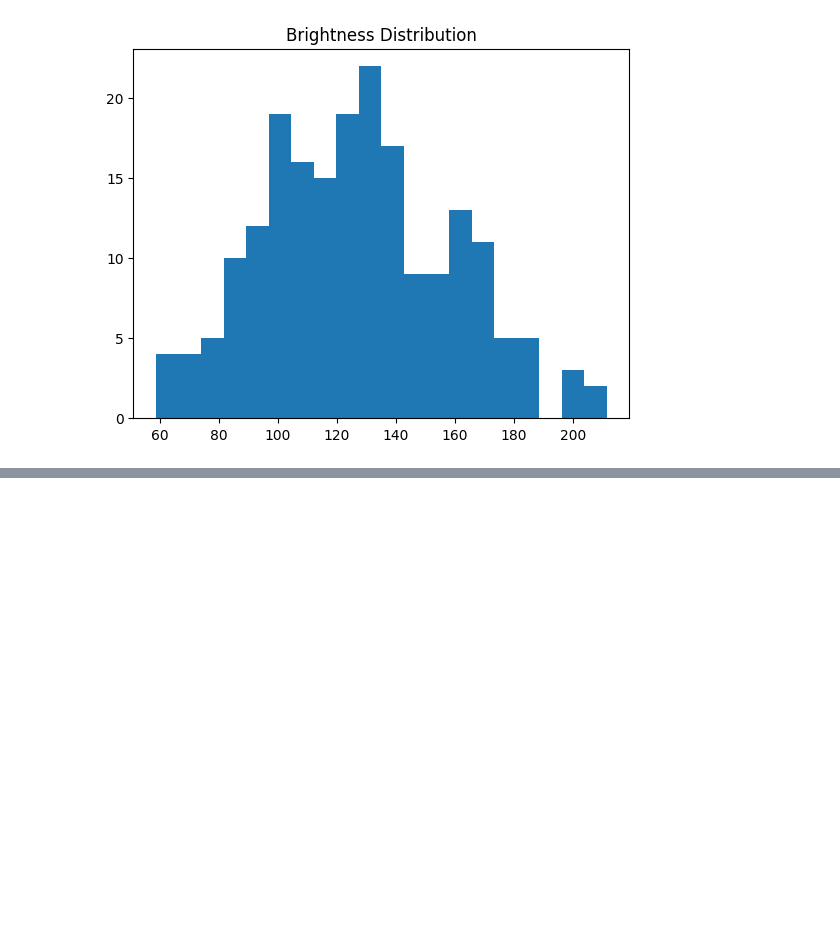
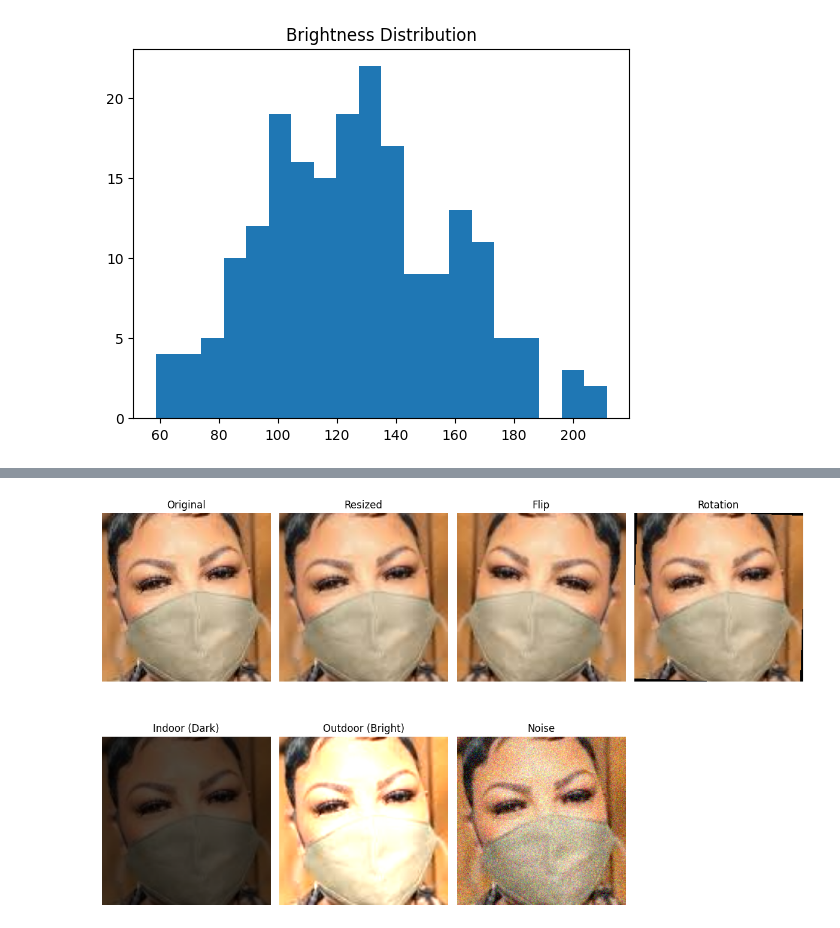
Before and after one commit to Hager-A-Hamoda/Face-Mask-Detection-System, a Jupyter notebook: notebooks/model and evaluation.ipynb, the cells around one changed output, grey strips where cells are left out. Cells and saved outputs as stored; diff of their text form; code cells hidden in the pictures; blank space fills up the shorter version.

```diff
--- a/notebooks/model and evaluation.ipynb
+++ b/notebooks/model and evaluation.ipynb
@@ -245,0 +302,72 @@ plt.show()
+# %%
+from torchvision import transforms
+from PIL import Image
+import torch
+import matplotlib.pyplot as plt
+
+img_path, label = train_data.samples[10]
+img = Image.open(img_path)
+
+resize_transform = transforms.Resize((224, 224))
+resized_img = resize_transform(img)
+
+flip = transforms.RandomHorizontalFlip(p=1)
+rotate = transforms.RandomRotation(20)
+
+indoor_transform = transforms.ColorJitter(brightness=(0.3, 0.6))
+outdoor_transform = transforms.ColorJitter(brightness=(1.2, 1.8))
+
+def add_noise(img):
+    img_tensor = transforms.ToTensor()(img)
+    noise = torch.randn_like(img_tensor) * 0.1
+    noisy_img = img_tensor + noise
+    noisy_img = torch.clamp(noisy_img, 0, 1)
+    return transforms.ToPILImage()(noisy_img)
+
+flip_img = flip(resized_img)
+rotate_img = rotate(resized_img)
+noise_img = add_noise(resized_img)
+indoor_img = indoor_transform(resized_img)
+outdoor_img = outdoor_transform(resized_img)
+
+plt.figure(figsize=(12,8))
+
+plt.subplot(2,4,1)
+plt.imshow(img)
+plt.title("Original")
+plt.axis("off")
+
+plt.subplot(2,4,2)
+plt.imshow(resized_img)
+plt.title("Resized")
+plt.axis("off")
+
+plt.subplot(2,4,3)
+plt.imshow(flip_img)
+plt.title("Flip")
+plt.axis("off")
+
+plt.subplot(2,4,4)
+plt.imshow(rotate_img)
+plt.title("Rotation")
+plt.axis("off")
+
+plt.subplot(2,4,5)
+plt.imshow(indoor_img)
+plt.title("Indoor (Dark)")
+plt.axis("off")
+
+plt.subplot(2,4,6)
+plt.imshow(outdoor_img)
+plt.title("Outdoor (Bright)")
+plt.axis("off")
+
+plt.subplot(2,4,7)
+plt.imshow(noise_img)
+plt.title("Noise")
+plt.axis("off")
+
+plt.tight_layout()
+plt.show()
+# %% [output]
+[figure, added]
```
Also changed, not shown: parts of 6 cells of this notebook.
